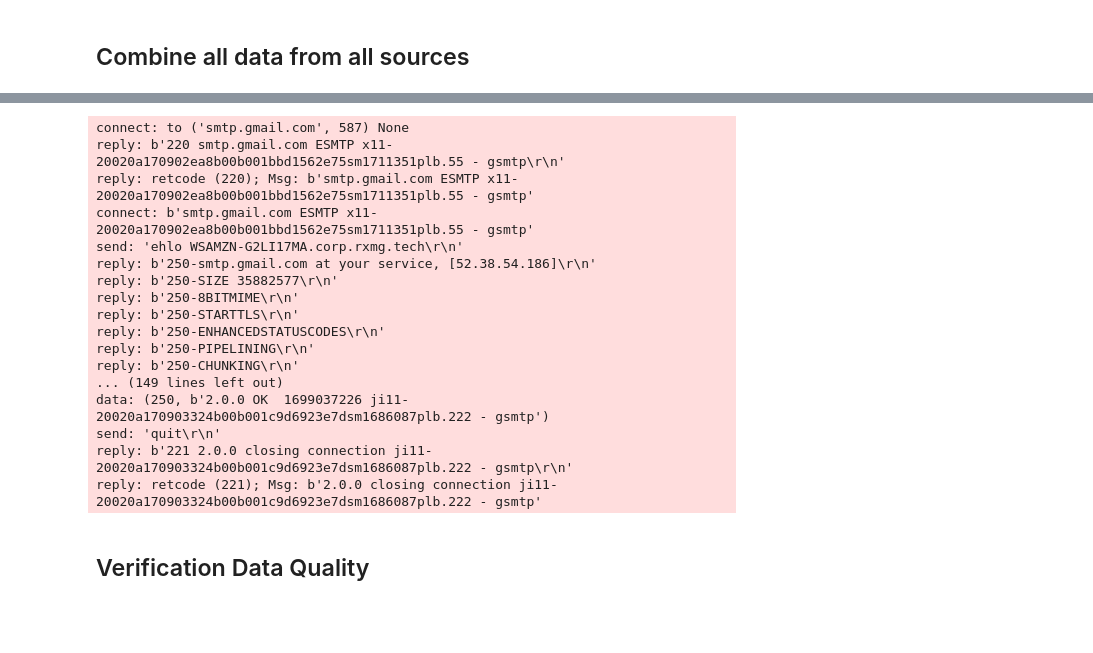
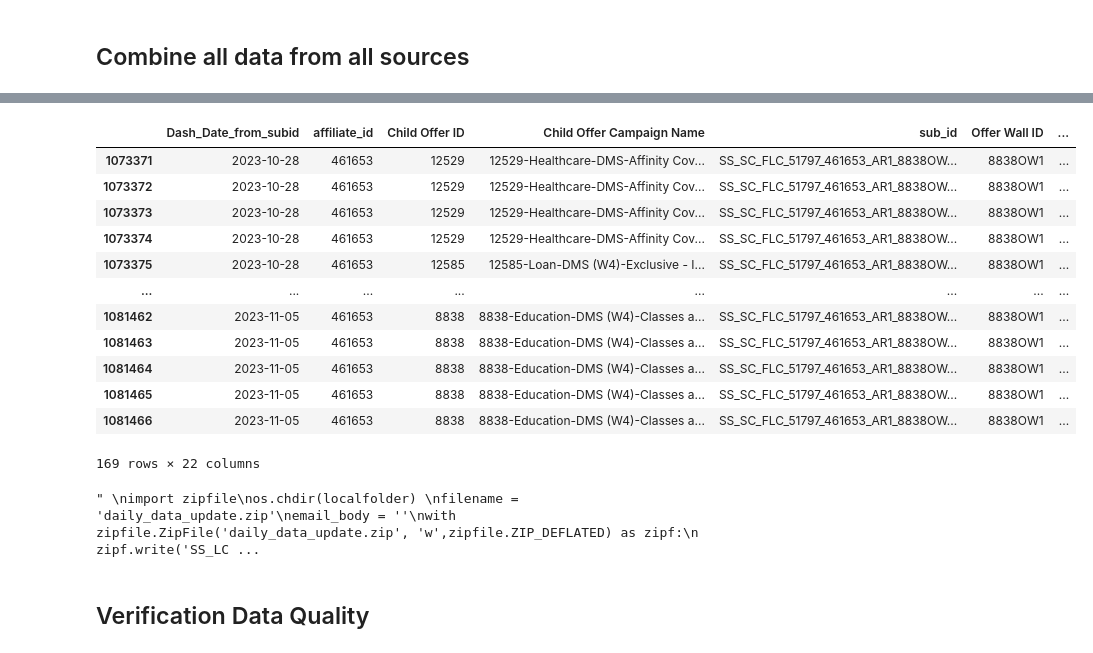
Before and after one commit to RXMG/SMS_Report, a Jupyter notebook: Daily_Reporting/SMS_Daily_Update.ipynb, the cells around one changed output, grey strips where cells are left out. Drawn from its saved outputs; the diff is of its cells as text; code cells hidden in the pictures; blank space fills up the shorter version.

```diff
--- a/Daily_Reporting/SMS_Daily_Update.ipynb
+++ b/Daily_Reporting/SMS_Daily_Update.ipynb
@@ -319,20 +319,29 @@ Offer_name = combined_csv_ss_only.groupby(['campaign_id','campaign_name']).count
 combined_csv_ss_only['split_column'] = combined_csv_ss_only['sub_id'].str.split('_')
 combined_csv_ss_only.loc[(combined_csv_ss_only['first_split'] == 'SS')  , 'offer_id'] = combined_csv_ss_only['split_column'].str[6]
 combined_csv_ss_only.loc[(combined_csv_ss_only['first_split'] == 'SMS')  , 'offer_id'] = combined_csv_ss_only['split_column'].str[7]
-combined_csv_ss_only.loc[(combined_csv_ss_only['offer_id'].str.isdigit() == False), 'offer_id'] =  combined_csv_ss_only['split_column'].str[5]
-combined_csv_ss_only.loc[(combined_csv_ss_only['offer_id'].str.isdigit() == False), 'offer_id'] =  combined_csv_ss_only['split_column'].str[4]
+combined_csv_ss_only.loc[combined_csv_ss_only['offer_id'].str.contains("^(\d{4,5}).*", regex = True, na = False) == False , 'offer_id'] =  combined_csv_ss_only['split_column'].str[5]
+combined_csv_ss_only.loc[combined_csv_ss_only['offer_id'].str.contains("^(\d{4,5}).*", regex = True, na = False) == False, 'offer_id'] =  combined_csv_ss_only['split_column'].str[4]
 combined_csv_ss_only['offer_id'] = combined_csv_ss_only['offer_id'].astype('str').str.split('.',expand = True)[0]
 combined_csv_ss_only['campaign_id']= combined_csv_ss_only['campaign_id'].astype('str').str.split('.',expand = True)[0]
 combined_csv_ss_only.loc[(combined_csv_ss_only['campaign_id'].isna()) | (combined_csv_ss_only['campaign_id'] == 'nan'),'campaign_id' ] = combined_csv_ss_only['offer_id']
+combined_csv_ss_only['Jump Page Version'] = '0'
+combined_csv_ss_only.loc[combined_csv_ss_only['offer_id'].str.contains('v'),'Jump Page Version'] = combined_csv_ss_only['offer_id'].str.split('v',expand = True)[1]
 combined_csv_ss_only['Offer Type'] = 'Single Offer'
-combined_csv_ss_only.loc[(combined_csv_ss_only['campaign_id'] != combined_csv_ss_only['offer_id']), 'Offer Type' ] = 'Offer Wall'
-offerwall = combined_csv_ss_only.loc[combined_csv_ss_only['Offer Type']=='Offer Wall',]
-combined_csv_ss_only = combined_csv_ss_only[['date', 'campaign_id',
+combined_csv_ss_only.loc[(combined_csv_ss_only['campaign_id'] != combined_csv_ss_only['offer_id'])  & (combined_csv_ss_only['offer_id'].str.contains('v', na = True) == False) , 'Offer Type' ] = 'Offer Wall'
+combined_csv_ss_only['c1'] = combined_csv_ss_only['sub_id'].str[:-9]
+c1 = combined_csv_ss_only.loc[combined_csv_ss_only['Offer Type'] =='Offer Wall', 'c1'].unique().tolist()
+combined_csv_ss_only.loc[combined_csv_ss_only['c1'].isin(c1), 'Offer Type'] = 'Offer Wall'
+offerwall = combined_csv_ss_only.loc[combined_csv_ss_only['Offer Type']=='Offer Wall' ,]
+combined_csv_ss_only.loc[combined_csv_ss_only['Offer Type']=='Offer Wall' , 'campaign_id'] = combined_csv_ss_only['offer_id'].str.split('OW',expand = True)[0]
+
+
+combined_csv_ss_only = combined_csv_ss_only[['date', 'campaign_id', 'Jump Page Version',
        'affiliate_id',  'amount', 'Jump Page Clicks',
         'sub_id', 'first_split','Dash_Date_from_subid', 'subid_uc','Offer Type']]
+
 combined_csv_ss_only['amount'] = combined_csv_ss_only['amount'].fillna(0)
 combined_csv_ss_only[ 'Jump Page Clicks'] = combined_csv_ss_only[ 'Jump Page Clicks'].fillna(0)
-combined_csv_ss_only = combined_csv_ss_only.groupby(['date', 'campaign_id', 'affiliate_id', 'sub_id', 'first_split','Dash_Date_from_subid', 'subid_uc','Offer Type'])[[ 'amount', 'Jump Page Clicks']].sum().reset_index()
+combined_csv_ss_only = combined_csv_ss_only.groupby(['date', 'campaign_id', 'affiliate_id', 'Jump Page Version', 'sub_id', 'first_split','Dash_Date_from_subid', 'subid_uc','Offer Type'])[[ 'amount', 'Jump Page Clicks']].sum().reset_index()
 # use for verification
 jumppageclicks1 = combined_csv_ss_only['Jump Page Clicks'].sum()
 revenue1 = combined_csv_ss_only['amount'].sum()
@@ -812,7 +814,7 @@ merged_data = merged_data[['Date','Scheduling Time', 'Offer','Hitpath_Offer_ID',
        'Cost', 'Ecpm', 'Time', 'Publisher', 'Campaign', 'Route',  'Carrier', 'Dataset', 'Message',
        'Responder Template', 'Keyword', 'Responder', 'Router Domain Name' , 'c1', 'Responded', 'Response Rate', 'CTR',
         'Gross Profit' , 'Gross Margin', 'RPU' ,'Provider', 'Code_Type','Revenue Source',
-     'Ar Day','Sub_Id','Campaign_Id','Roi','Shortcode Name','Total']]
+     'Ar Day','Sub_Id','Campaign_Id','Roi','Shortcode Name','Total','Jump Page Version','Offer Type']]
 merged_data.loc[merged_data['Clicks'] == '','Clicks'] = np.nan
 merged_data['Clicks'] = merged_data['Clicks'].astype(float)
 merged_data.loc[merged_data['Shortcode'] == 51797, 'Shortcode Name'] = 'FLC'
@@ -948,4 +966,21 @@ offerwall_report.to_csv(localfolder + "offerwall_data.csv")
+# %%
+offerwall_report[offerwall_report['Offer Wall ID'] == '8838OW1']
+# %% [output]
+|  | Dash_Date_from_subid | affiliate_id | Child Offer ID | Child Offer Campaign Name | sub_id | Offer Wall ID | ... |
+| 1073371 | 2023-10-28 | 461653 | 12529 | 12529-Healthcare-DMS-Affinity Cov... | SS_SC_FLC_51797_461653_AR1_8838OW... | 8838OW1 | ... |
+| 1073372 | 2023-10-28 | 461653 | 12529 | 12529-Healthcare-DMS-Affinity Cov... | SS_SC_FLC_51797_461653_AR1_8838OW... | 8838OW1 | ... |
+| 1073373 | 2023-10-28 | 461653 | 12529 | 12529-Healthcare-DMS-Affinity Cov... | SS_SC_FLC_51797_461653_AR1_8838OW... | 8838OW1 | ... |
+| 1073374 | 2023-10-28 | 461653 | 12529 | 12529-Healthcare-DMS-Affinity Cov... | SS_SC_FLC_51797_461653_AR1_8838OW... | 8838OW1 | ... |
+| 1073375 | 2023-10-28 | 461653 | 12585 | 12585-Loan-DMS (W4)-Exclusive - I... | SS_SC_FLC_51797_461653_AR1_8838OW... | 8838OW1 | ... |
+| ... | ... | ... | ... | ... | ... | ... | ... |
+| 1081462 | 2023-11-05 | 461653 | 8838 | 8838-Education-DMS (W4)-Classes a... | SS_SC_FLC_51797_461653_AR1_8838OW... | 8838OW1 | ... |
+| 1081463 | 2023-11-05 | 461653 | 8838 | 8838-Education-DMS (W4)-Classes a... | SS_SC_FLC_51797_461653_AR1_8838OW... | 8838OW1 | ... |
+| 1081464 | 2023-11-05 | 461653 | 8838 | 8838-Education-DMS (W4)-Classes a... | SS_SC_FLC_51797_461653_AR1_8838OW... | 8838OW1 | ... |
+| 1081465 | 2023-11-05 | 461653 | 8838 | 8838-Education-DMS (W4)-Classes a... | SS_SC_FLC_51797_461653_AR1_8838OW... | 8838OW1 | ... |
+| 1081466 | 2023-11-05 | 461653 | 8838 | 8838-Education-DMS (W4)-Classes a... | SS_SC_FLC_51797_461653_AR1_8838OW... | 8838OW1 | ... |
+169 rows × 22 columns
 # %%
+"""
 import zipfile
 os.chdir(localfolder)
 filename = 'daily_data_update.zip'
@@ -957,24 +992,9 @@ subject_line = 'SMS Daily Data Update'
 email_body
 for i in toaddr:
     send_email.send_email([filename],subject_line,email_body,i)
+"""
 # %% [output]
-connect: to ('smtp.gmail.com', 587) None
-reply: b'220 smtp.gmail.com ESMTP x11-20020a170902ea8b00b001bbd1562e75sm1711351plb.55 - gsmtp\r\n'
-reply: retcode (220); Msg: b'smtp.gmail.com ESMTP x11-20020a170902ea8b00b001bbd1562e75sm1711351plb.55 - gsmtp'
-connect: b'smtp.gmail.com ESMTP x11-20020a170902ea8b00b001bbd1562e75sm1711351plb.55 - gsmtp'
-send: 'ehlo WSAMZN-G2LI17MA.corp.rxmg.tech\r\n'
-reply: b'250-smtp.gmail.com at your service, [52.38.54.186]\r\n'
-reply: b'250-SIZE 35882577\r\n'
-reply: b'250-8BITMIME\r\n'
-reply: b'250-STARTTLS\r\n'
-reply: b'250-ENHANCEDSTATUSCODES\r\n'
-reply: b'250-PIPELINING\r\n'
-reply: b'250-CHUNKING\r\n'
-... (149 lines left out)
-data: (250, b'2.0.0 OK  1699037226 ji11-20020a170903324b00b001c9d6923e7dsm1686087plb.222 - gsmtp')
-send: 'quit\r\n'
-reply: b'221 2.0.0 closing connection ji11-20020a170903324b00b001c9d6923e7dsm1686087plb.222 - gsmtp\r\n'
-reply: retcode (221); Msg: b'2.0.0 closing connection ji11-20020a170903324b00b001c9d6923e7dsm1686087plb.222 - gsmtp'
+" \nimport zipfile\nos.chdir(localfolder) \nfilename = 'daily_data_update.zip'\nemail_body = ''\nwith zipfile.ZipFile('daily_data_update.zip', 'w',zipfile.ZIP_DEFLATED) as zipf:\n    zipf.write('SS_LC ...
 # %% [markdown]
 ## Verification Data Quality
 # %%
```
Also changed, not shown: parts of 10 cells of this notebook.
